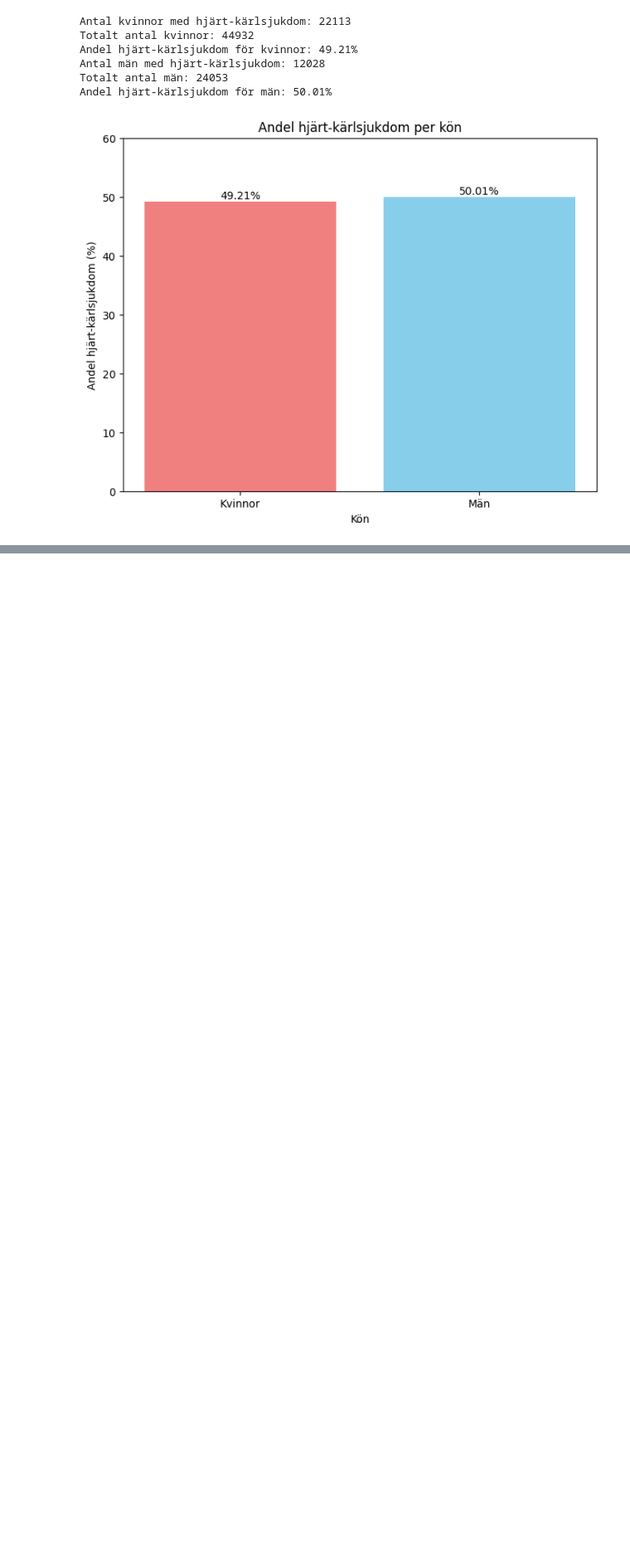
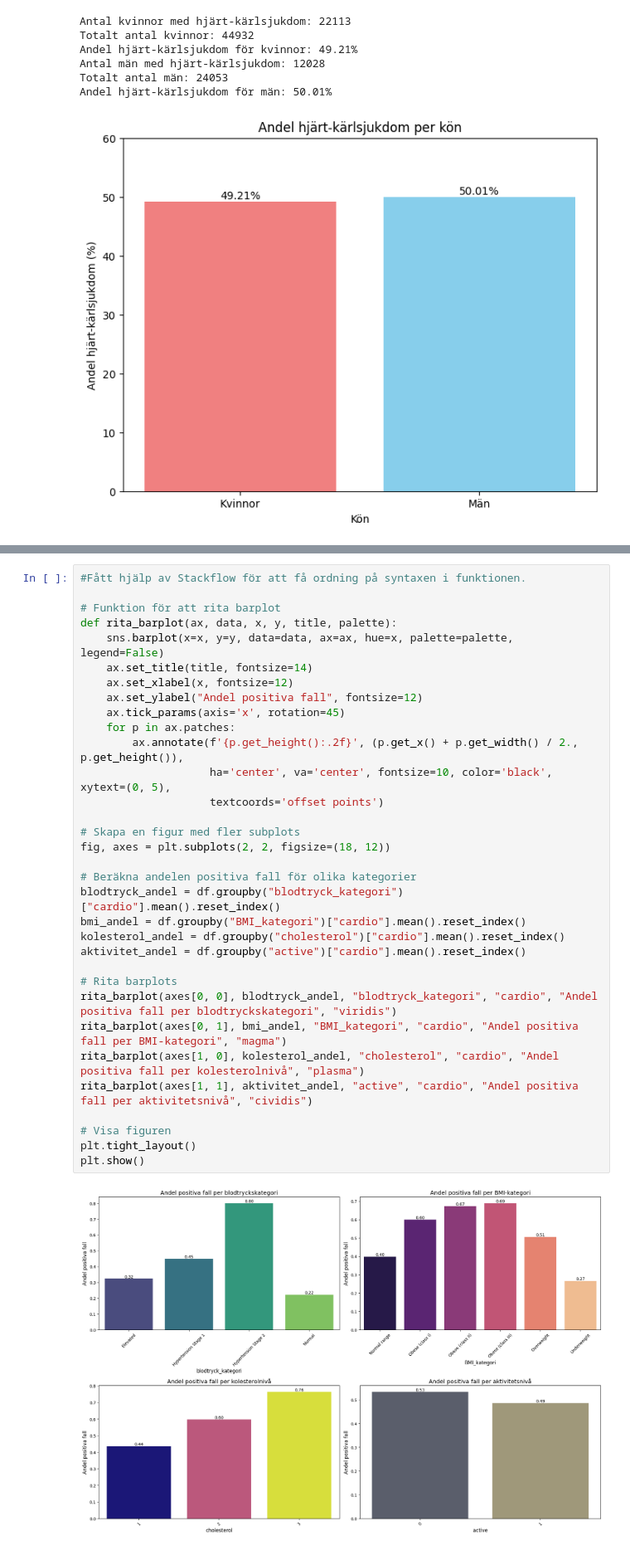
Before and after one commit to n00rp/Machine-Learning, a Jupyter notebook: Övningsuppgifter/Labb/labb01_Cardiovascular_Disease.ipynb, the cells around one changed output, grey strips where cells are left out. Shown at 83% size. Drawn from its saved outputs; the diff is of its cells as text; blank space fills up the shorter version.

```diff
--- a/Övningsuppgifter/Labb/labb01_Cardiovascular_Disease.ipynb
+++ b/Övningsuppgifter/Labb/labb01_Cardiovascular_Disease.ipynb
@@ -234,0 +367,35 @@ Andel hjärt-kärlsjukdom för män: 50.01%
+# %%
+#Fått hjälp av Stackflow för att få ordning på syntaxen i funktionen.
+
+# Funktion för att rita barplot
+def rita_barplot(ax, data, x, y, title, palette):
+    sns.barplot(x=x, y=y, data=data, ax=ax, hue=x, palette=palette, legend=False)
+    ax.set_title(title, fontsize=14)
+    ax.set_xlabel(x, fontsize=12)
+    ax.set_ylabel("Andel positiva fall", fontsize=12)
+    ax.tick_params(axis='x', rotation=45)
+    for p in ax.patches:
+        ax.annotate(f'{p.get_height():.2f}', (p.get_x() + p.get_width() / 2., p.get_height()),
+                    ha='center', va='center', fontsize=10, color='black', xytext=(0, 5),
+                    textcoords='offset points')
+
+# Skapa en figur med fler subplots
+fig, axes = plt.subplots(2, 2, figsize=(18, 12))
+
+# Beräkna andelen positiva fall för olika kategorier
+blodtryck_andel = df.groupby("blodtryck_kategori")["cardio"].mean().reset_index()
+bmi_andel = df.groupby("BMI_kategori")["cardio"].mean().reset_index()
+kolesterol_andel = df.groupby("cholesterol")["cardio"].mean().reset_index()
+aktivitet_andel = df.groupby("active")["cardio"].mean().reset_index()
+
+# Rita barplots
+rita_barplot(axes[0, 0], blodtryck_andel, "blodtryck_kategori", "cardio", "Andel positiva fall per blodtryckskategori", "viridis")
+rita_barplot(axes[0, 1], bmi_andel, "BMI_kategori", "cardio", "Andel positiva fall per BMI-kategori", "magma")
+rita_barplot(axes[1, 0], kolesterol_andel, "cholesterol", "cardio", "Andel positiva fall per kolesterolnivå", "plasma")
+rita_barplot(axes[1, 1], aktivitet_andel, "active", "cardio", "Andel positiva fall per aktivitetsnivå", "cividis")
+
+# Visa figuren
+plt.tight_layout()
+plt.show()
+# %% [output]
+[figure, added]
```
Also changed, not shown: parts of 17 cells of this notebook, 1 other file.
